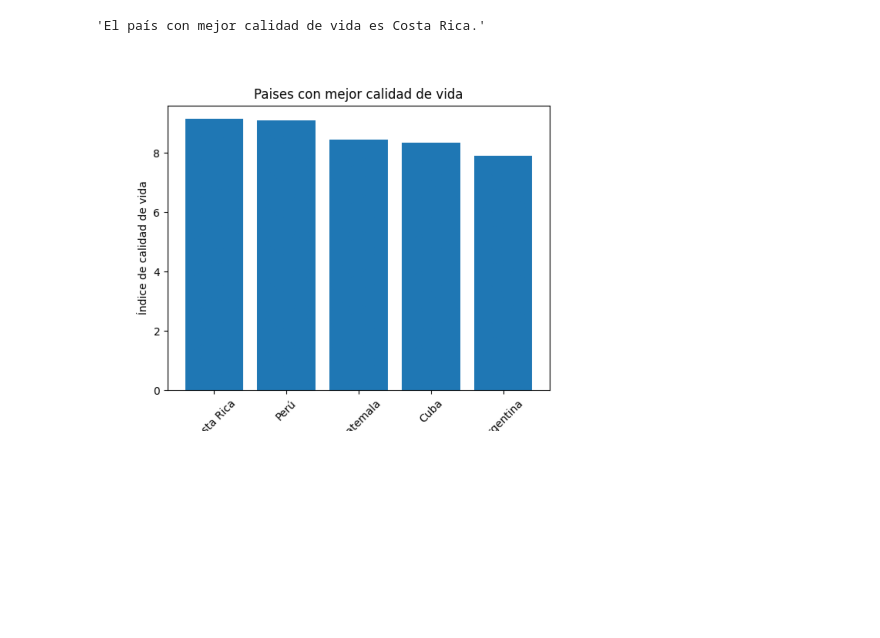
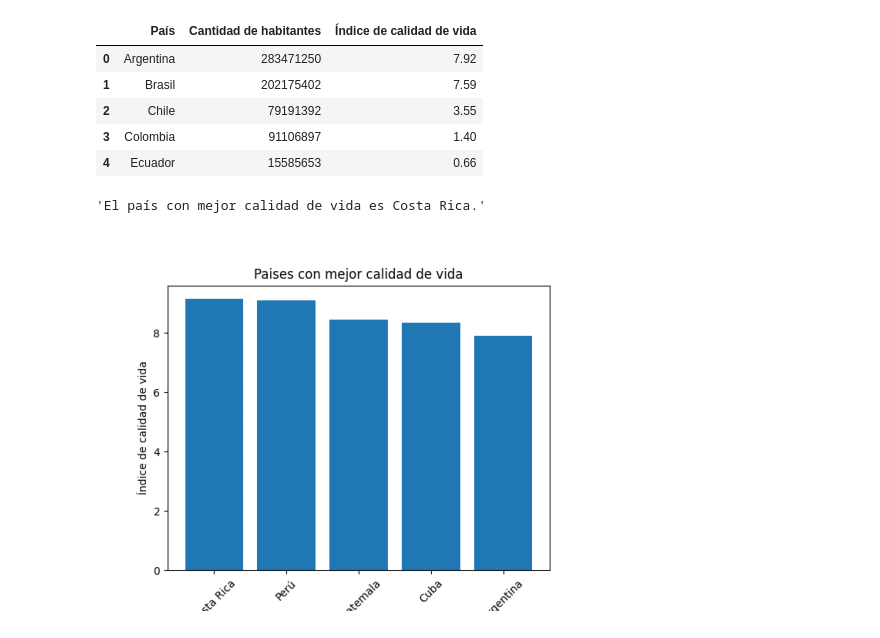
Before and after one commit to jepeloa/coder.examples.s1, a Jupyter notebook: pandasai.ipynb, the cells around one changed output. Cells and saved outputs as stored; diff of their text form; code cells hidden in the pictures; blank space fills up the shorter version.

```diff
--- a/pandasai.ipynb
+++ b/pandasai.ipynb
@@ -10,6 +10,14 @@ llm=OpenAI(api_token='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')
 pandasai=PandasAI(llm)
 # %%
 df = pd.read_csv('./dataset_calidad_de_vida.csv')
+df.head()
+# %% [output]
+|  | País | Cantidad de habitantes | Índice de calidad de vida |
+| 0 | Argentina | 283471250 | 7.92 |
+| 1 | Brasil | 202175402 | 7.59 |
+| 2 | Chile | 79191392 | 3.55 |
+| 3 | Colombia | 91106897 | 1.40 |
+| 4 | Ecuador | 15585653 | 0.66 |
 # %%
 pandasai.run(df,'Cual es el pais con mejor calidad de vida')
 # %% [output]
```
Also changed, not shown: parts of 3 cells of this notebook, 4 other files.
